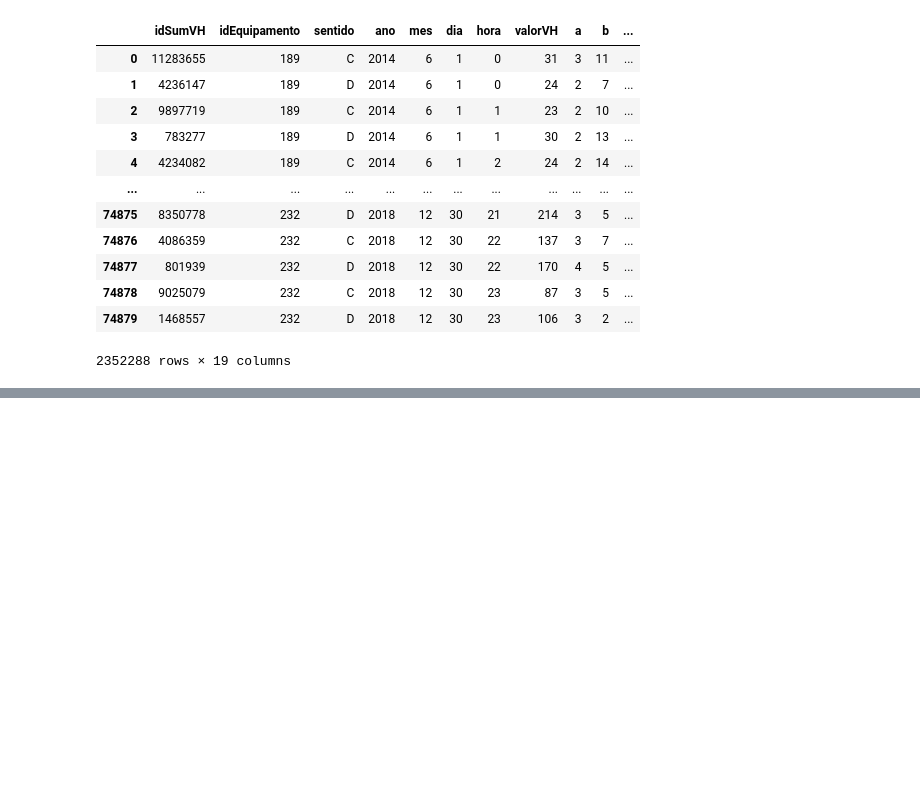
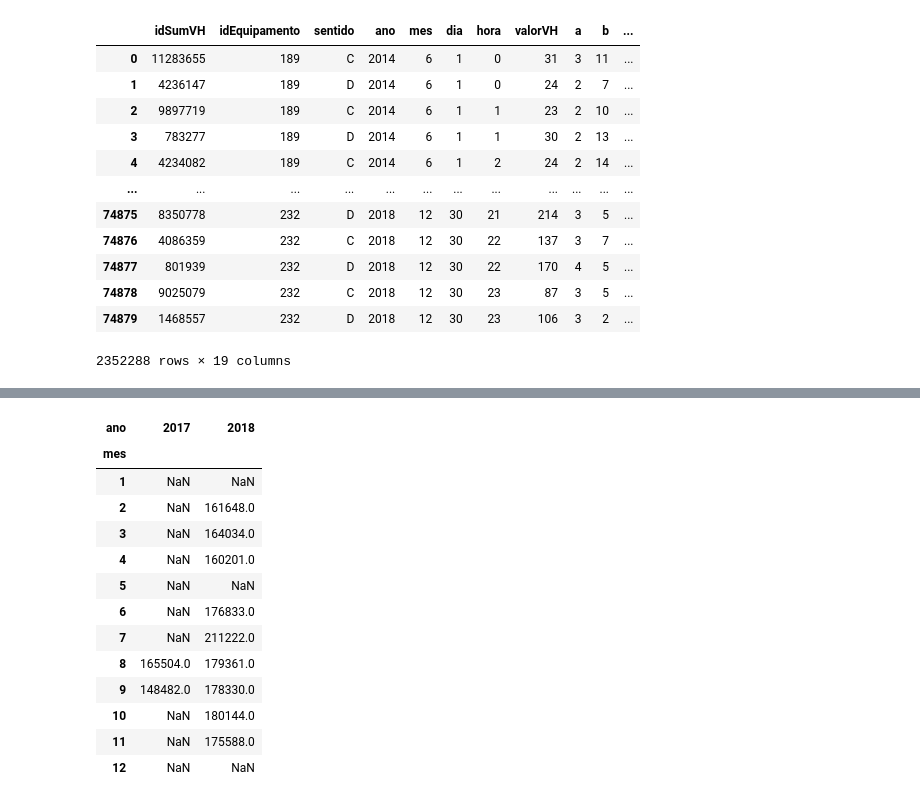
Before and after one commit to pauloneves/dnit_contagem, a Jupyter notebook: eda.ipynb, the cells around one changed output, grey strips where cells are left out. Saved outputs shown, nothing was run; the diff lists cells and outputs as text; code cells hidden in the pictures; blank space fills up the shorter version.

```diff
--- a/eda.ipynb
+++ b/eda.ipynb
@@ -50,0 +97,17 @@ df_mg
+# %%
+df_mensal.loc[462].unstack(level=0).droplevel(0, axis=1).reindex(range(1,13,1))
+# %% [output]
+| ano | 2017 | 2018 |
+| mes |  |  |
+| 1 | NaN | NaN |
+| 2 | NaN | 161648.0 |
+| 3 | NaN | 164034.0 |
+| 4 | NaN | 160201.0 |
+| 5 | NaN | NaN |
+| 6 | NaN | 176833.0 |
+| 7 | NaN | 211222.0 |
+| 8 | 165504.0 | 179361.0 |
+| 9 | 148482.0 | 178330.0 |
+| 10 | NaN | 180144.0 |
+| 11 | NaN | 175588.0 |
+| 12 | NaN | NaN |
```
Also changed, not shown: parts of 7 cells of this notebook.
